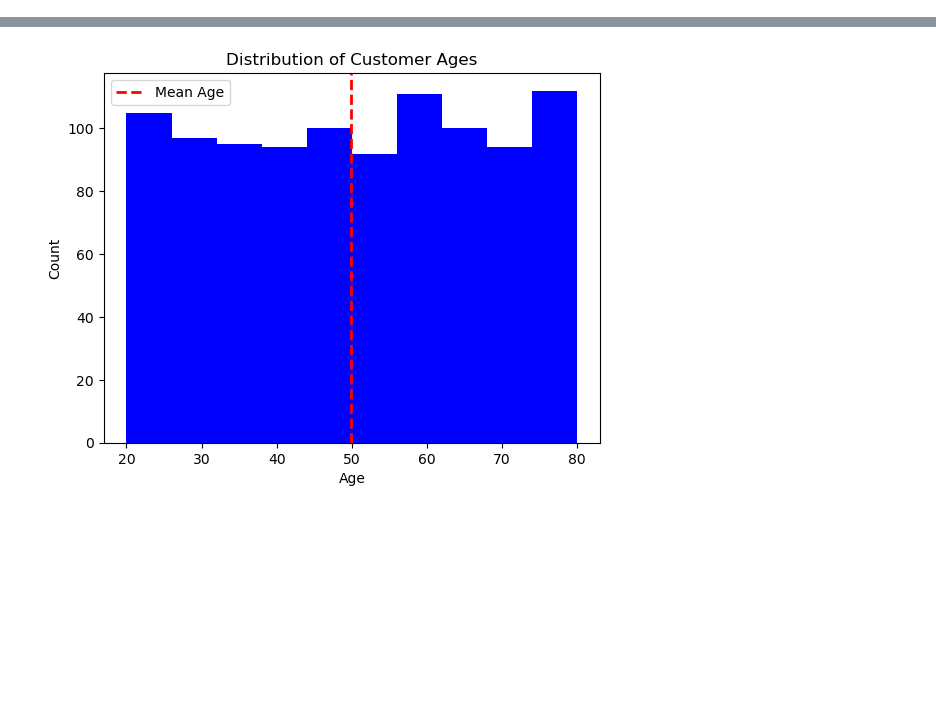
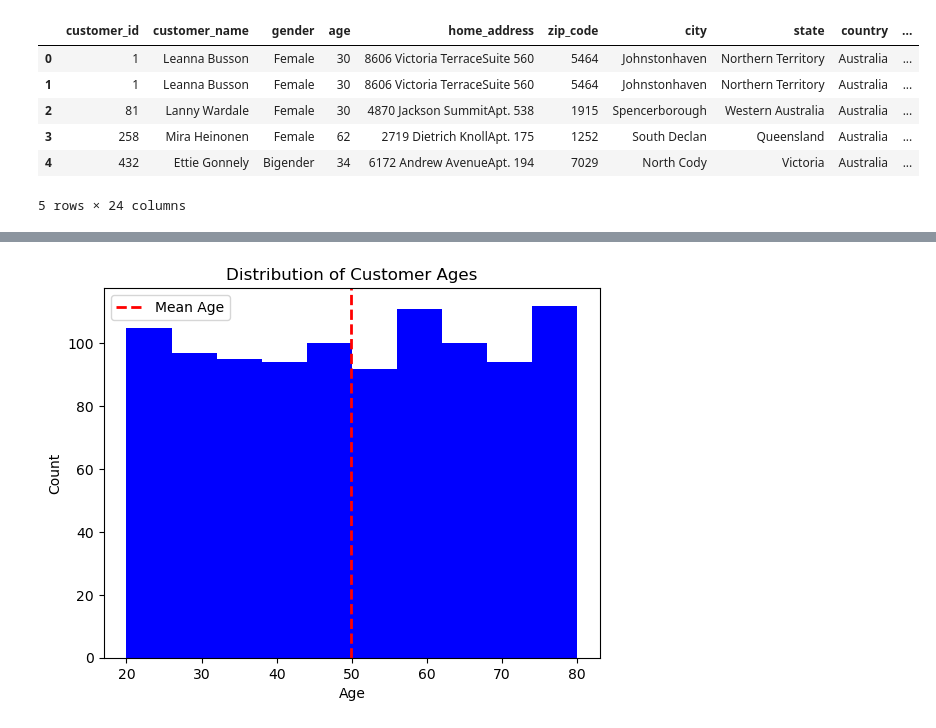
Before and after one commit to azeledon/Final_Project_Group2, a Jupyter notebook: Python/sales_description.ipynb, the cells around one changed output, grey strips where cells are left out. Drawn from its saved outputs; the diff is of its cells as text; code cells hidden in the pictures; blank space fills up the shorter version.

```diff
--- a/Python/sales_description.ipynb
+++ b/Python/sales_description.ipynb
@@ -99,0 +129,10 @@ orders.describe()
+# %%
+merged_df.head()
+# %% [output]
+|  | customer_id | customer_name | gender | age | home_address | zip_code | city | state | country | ... |
+| 0 | 1 | Leanna Busson | Female | 30 | 8606 Victoria TerraceSuite 560 | 5464 | Johnstonhaven | Northern Territory | Australia | ... |
+| 1 | 1 | Leanna Busson | Female | 30 | 8606 Victoria TerraceSuite 560 | 5464 | Johnstonhaven | Northern Territory | Australia | ... |
+| 2 | 81 | Lanny Wardale | Female | 30 | 4870 Jackson SummitApt. 538 | 1915 | Spencerborough | Western Australia | Australia | ... |
+| 3 | 258 | Mira Heinonen | Female | 62 | 2719 Dietrich KnollApt. 175 | 1252 | South Declan | Queensland | Australia | ... |
+| 4 | 432 | Ettie Gonnely | Bigender | 34 | 6172 Andrew AvenueApt. 194 | 7029 | North Cody | Victoria | Australia | ... |
+5 rows × 24 columns
```
Also changed, not shown: parts of 24 cells of this notebook, 3 other files.
